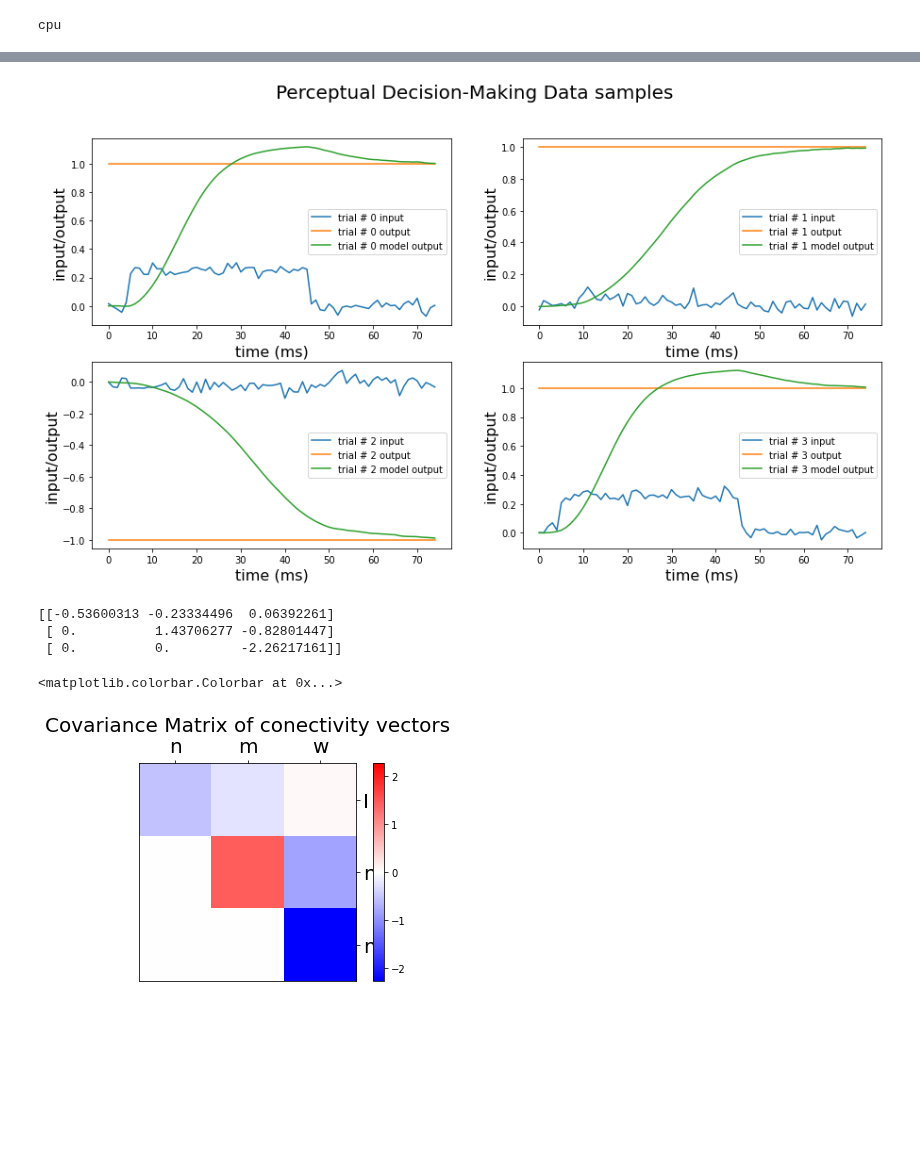
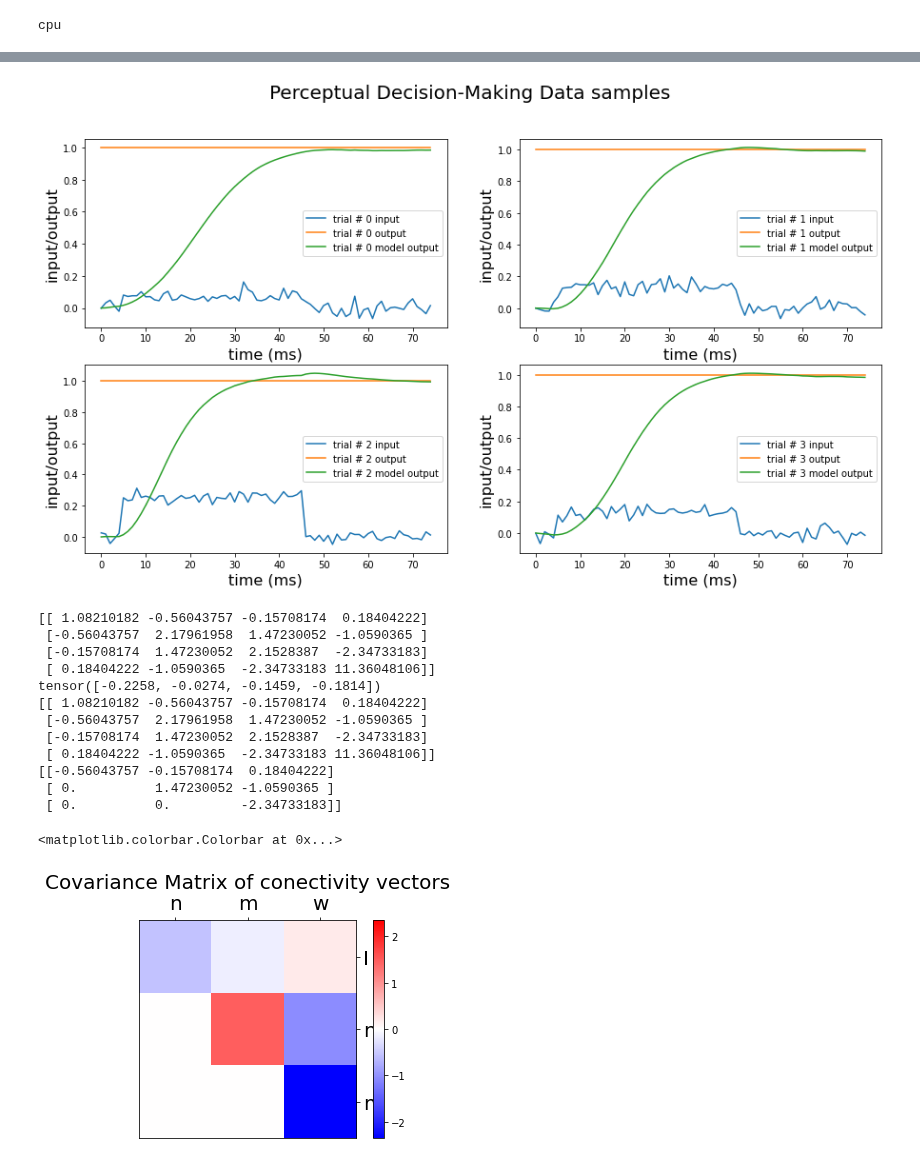
Before and after one commit to Erfan7bt/MHBF, a Jupyter notebook: Projects/Gelston.ipynb, the cells around one changed output, grey strips where cells are left out. Saved outputs shown, nothing was run; the diff lists cells and outputs as text; code cells hidden in the pictures; blank space fills up the shorter version.

Commit message:
Attempt at fitted network

```diff
--- a/Projects/Gelston.ipynb
+++ b/Projects/Gelston.ipynb
@@ -103,13 +103,6 @@ class RNN(nn.Module):
             self.x0.zero_()
             self.wi.normal_(std=1)
 
-        # #orthogonalize m and wi
-        #     m=self.m.detach().numpy()
-        #     wi=self.wi.detach().numpy()
-        #     wi= wi - np.dot(m, wi) * m / np.dot(m, m)
-        #     wi= wi / la.norm(wi)
-        #     self.wi=torch.tensor(wi, dtype=torch.float32)
-
     def forward(self, u,visible_activity=False):
         input_len=u.size(1)
         batch_size=u.size(0)
@@ -128,7 +121,7 @@ class RNN(nn.Module):
         for i in range(input_len):
             delta_x = (
                 -x
-                # + r.matmul(self.n[:,None]).matmul(self.m[:,None].t()) / self.network_size
+                + r.matmul(self.n[:,None]).matmul(self.m[:,None].t()) / self.network_size
 
                 + torch.matmul(u[:,i,None], self.wi[None,:])
             ) * (self.dt / self.tau)
@@ -145,6 +138,22 @@ class RNN(nn.Module):
             return z, unit_activity
         else:
             return z
+
+    def get_mean_cov(self):
+        """
+        Returns the mean and covariance matrix of internal
+        parameters in the form [wi, n, m, w]
+        """
+        m=self.m.detach().numpy()
+        n=self.n.detach().numpy()
+        wi=self.wi.detach().numpy()
+        w=self.w.detach().numpy()
+        vectors = [wi, n, m, w]
+
+        mean = np.mean(vectors, axis=1)
+        cov_matrix=np.cov(vectors)
+
+        return torch.tensor(mean), torch.tensor(cov_matrix)
 # %%
 # Training function slightly modified from PyTorch quickstart tutorial
 def train(dataloader, model, loss_fn, optimizer, T=15):
@@ -205,38 +214,54 @@ for idx in range(4):
     plt.ylabel('input/output', fontsize=16)
     plt.legend()
 # %% [output]
-[figure, old version]
+[figure, new version]
 # %%
 m=model.m.detach().numpy()
 n=model.n.detach().numpy()
 wi=model.wi.detach().numpy()
 w=model.w.detach().numpy()
 network_size=model.network_size
 # m=-m
 # n=-n
 vectors = [wi, n, m, w]
 
 cov_matrix=np.cov(vectors)
+print(cov_matrix)
+
+mean, cov_mat2 = model.get_mean_cov()
+print(mean)
+print(cov_matrix)
+
+cov_matrix = cov_mat2.numpy()
 
 cov_matrix=np.triu(cov_matrix,1)
 cov_matrix=cov_matrix[0:3,1:4]
 bound = np.max((np.abs(np.min(cov_matrix)), np.abs(np.max(cov_matrix))))
 
 print(cov_matrix)
 
 plt.figure()
 ax=plt.gca()
 ax.yaxis.tick_right()
 ax.xaxis.tick_top()
 plt.title('Covariance Matrix of conectivity vectors', fontsize=20)
 plt.imshow(cov_matrix,cmap= "bwr", vmin=-bound, vmax=bound)
 ax.set_aspect('equal','box')
 plt.xticks(np.arange(0, 3, step=1), ['n', 'm', 'w'], fontsize=20)
 plt.yticks(np.arange(0, 3, step=1), ['I','n', 'm'], fontsize=20)
 plt.colorbar()
 # %% [output]
-[[-0.53600313 -0.23334496  0.06392261]
- [ 0.          1.43706277 -0.82801447]
- [ 0.          0.         -2.26217161]]
+[[ 1.08210182 -0.56043757 -0.15708174  0.18404222]
+ [-0.56043757  2.17961958  1.47230052 -1.0590365 ]
+ [-0.15708174  1.47230052  2.1528387  -2.34733183]
+ [ 0.18404222 -1.0590365  -2.34733183 11.36048106]]
+tensor([-0.2258, -0.0274, -0.1459, -0.1814])
+[[ 1.08210182 -0.56043757 -0.15708174  0.18404222]
+ [-0.56043757  2.17961958  1.47230052 -1.0590365 ]
+ [-0.15708174  1.47230052  2.1528387  -2.34733183]
+ [ 0.18404222 -1.0590365  -2.34733183 11.36048106]]
+[[-0.56043757 -0.15708174  0.18404222]
+ [ 0.          1.47230052 -1.0590365 ]
+ [ 0.          0.         -2.34733183]]
 <matplotlib.colorbar.Colorbar at 0x...>
-[figure, old version]
+[figure, new version]
```
Also changed, not shown: parts of 3 cells of this notebook.
